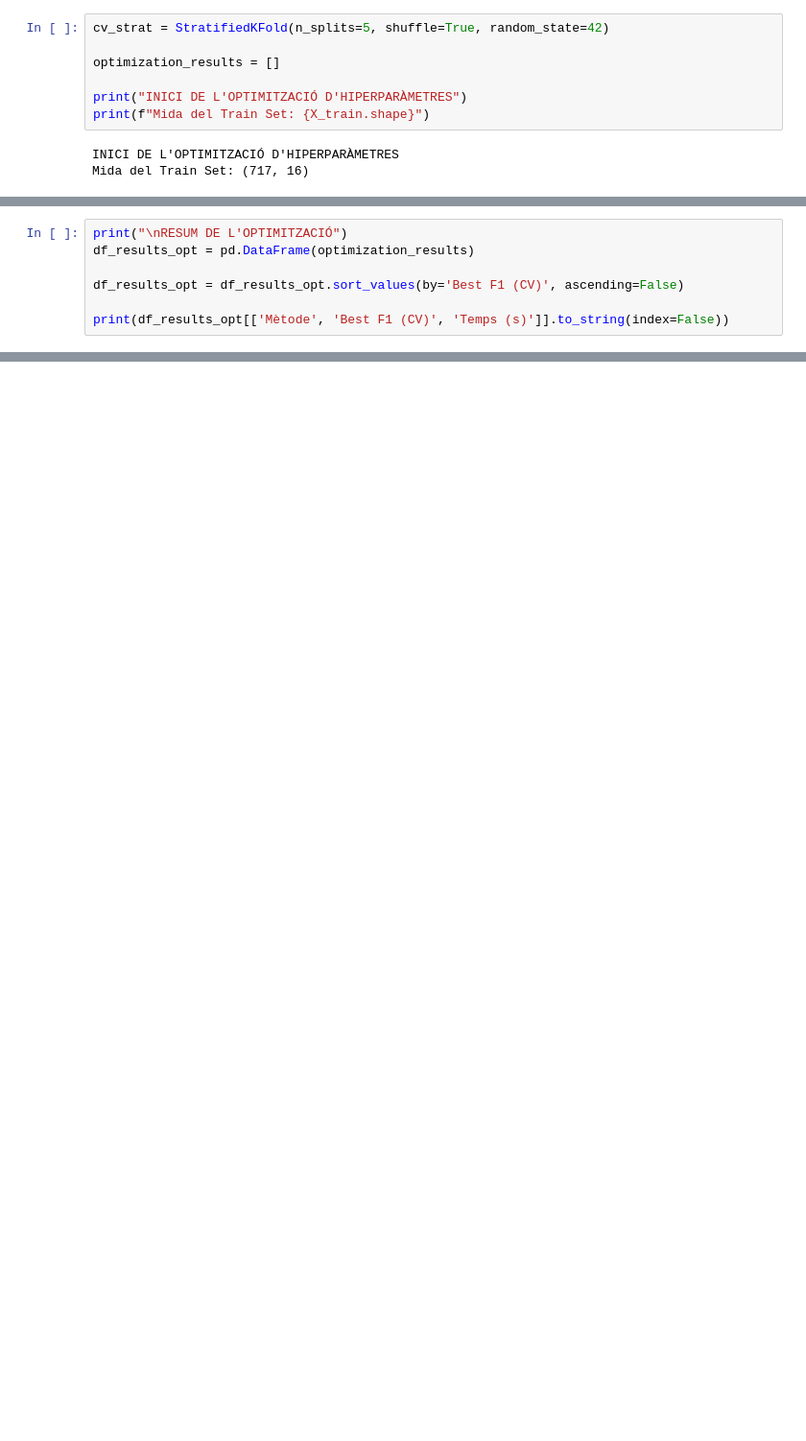
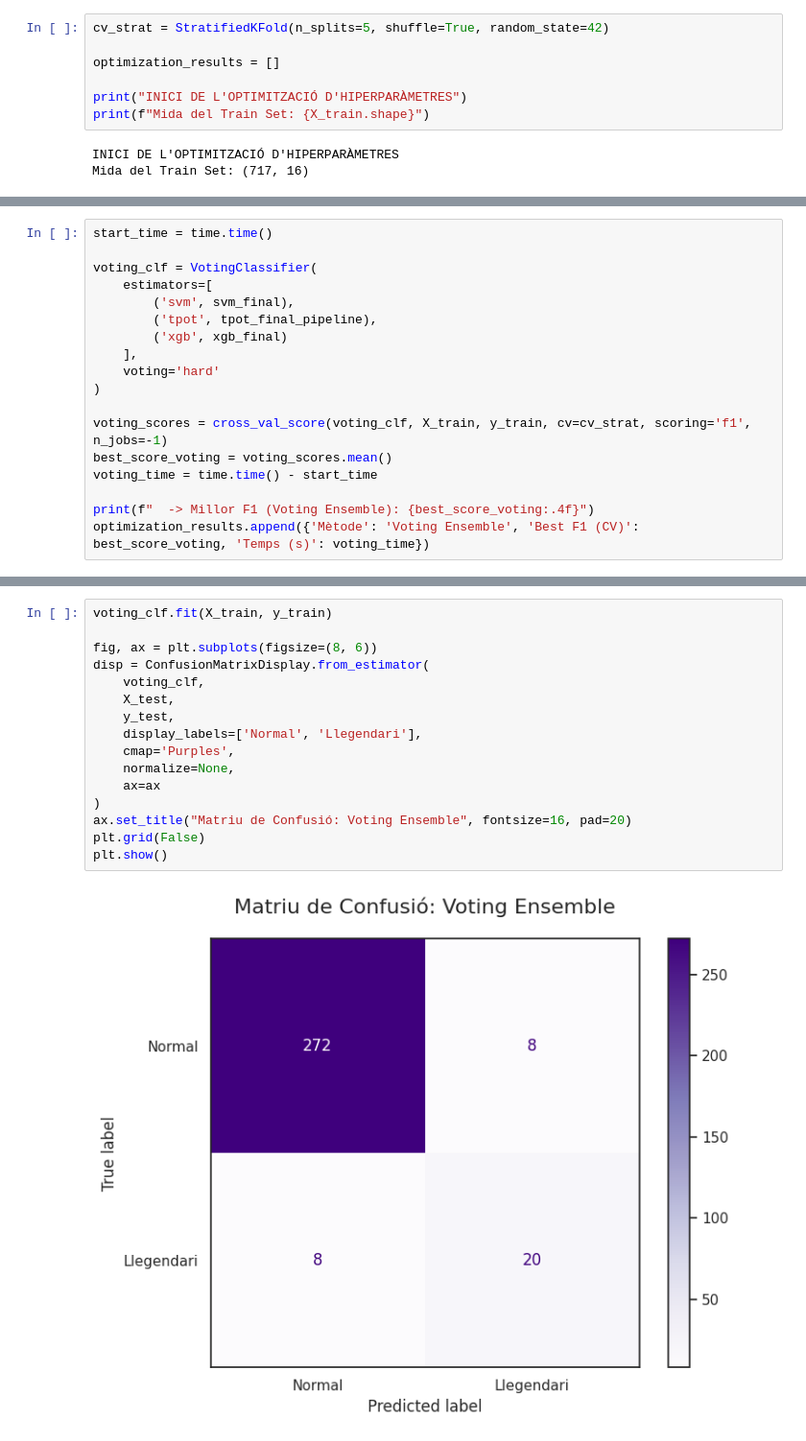
Before and after one commit to Gpascual11/MD005_SBC, a Jupyter notebook: 4. Parametrizacion y Aprendizage Supervisado/MD005_S4_GerardPascual.ipynb, the cells around one changed output, grey strips where cells are left out. Shown at 96% size. Cells and saved outputs as stored; diff of their text form; blank space fills up the shorter version.

```diff
--- a/4. Parametrizacion y Aprendizage Supervisado/MD005_S4_GerardPascual.ipynb
+++ b/4. Parametrizacion y Aprendizage Supervisado/MD005_S4_GerardPascual.ipynb
@@ -582,8 +736,19 @@ optimization_results.append({
 # %%
-print("\nRESUM DE L'OPTIMITZACIÓ")
-df_results_opt = pd.DataFrame(optimization_results)
+start_time = time.time()
 
-df_results_opt = df_results_opt.sort_values(by='Best F1 (CV)', ascending=False)
+voting_clf = VotingClassifier(
+    estimators=[
+        ('svm', svm_final),
+        ('tpot', tpot_final_pipeline),
+        ('xgb', xgb_final)
+    ],
+    voting='hard'
+)
 
-print(df_results_opt[['Mètode', 'Best F1 (CV)', 'Temps (s)']].to_string(index=False))
+voting_scores = cross_val_score(voting_clf, X_train, y_train, cv=cv_strat, scoring='f1', n_jobs=-1)
+best_score_voting = voting_scores.mean()
+voting_time = time.time() - start_time
+
+print(f"  -> Millor F1 (Voting Ensemble): {best_score_voting:.4f}")
+optimization_results.append({'Mètode': 'Voting Ensemble', 'Best F1 (CV)': best_score_voting, 'Temps (s)': voting_time})
 # %% [output]
@@ -689,0 +772,18 @@ Treballant amb un dataset desbalancejat (pocs llegendaris), si haguéssim mirat
+# %%
+voting_clf.fit(X_train, y_train)
+
+fig, ax = plt.subplots(figsize=(8, 6))
+disp = ConfusionMatrixDisplay.from_estimator(
+    voting_clf,
+    X_test,
+    y_test,
+    display_labels=['Normal', 'Llegendari'],
+    cmap='Purples',
+    normalize=None,
+    ax=ax
+)
+ax.set_title("Matriu de Confusió: Voting Ensemble", fontsize=16, pad=20)
+plt.grid(False)
+plt.show()
+# %% [output]
+[figure, added]
```
Also changed, not shown: parts of 46 cells of this notebook, 3 other files.
